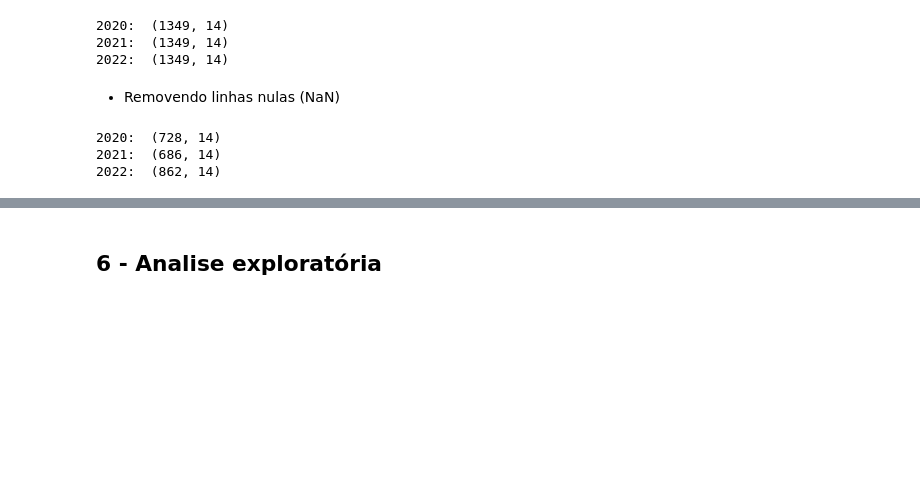
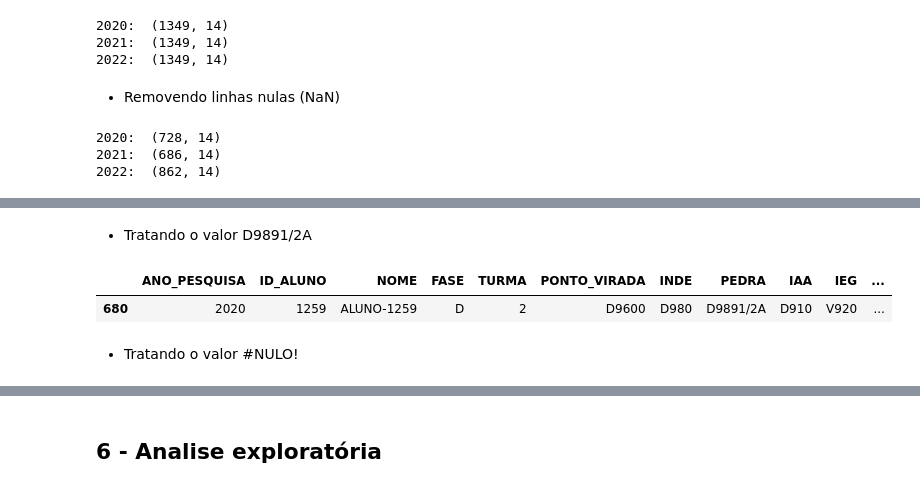
Before and after one commit to r-zambotti/Data_Analytics_Datathon_Grupo-60, a Jupyter notebook: Data_Analytics_Datathon_Grupo_60.ipynb, the cells around one changed output, grey strips where cells are left out. Saved outputs shown, nothing was run; the diff lists cells and outputs as text; code cells hidden in the pictures; blank space fills up the shorter version.

```diff
--- a/Data_Analytics_Datathon_Grupo_60.ipynb
+++ b/Data_Analytics_Datathon_Grupo_60.ipynb
@@ -215,0 +273,7 @@ df_alunos_2022_fil.insert(loc=0, column='ANO_PESQUISA', value=2022)
+# %% [markdown]
+- Tratando o valor D9891/2A
+# %%
+df_alunos_tratado[df_alunos_tratado['PEDRA']=='D9891/2A']
+# %% [output]
+|  | ANO_PESQUISA | ID_ALUNO | NOME | FASE | TURMA | PONTO_VIRADA | INDE | PEDRA | IAA | IEG | ... |
+| 680 | 2020 | 1259 | ALUNO-1259 | D | 2 | D9600 | D980 | D9891/2A | D910 | V920 | ... |
@@ -215,0 +282,2 @@ df_alunos_2022_fil.insert(loc=0, column='ANO_PESQUISA', value=2022)
+# %% [markdown]
+- Tratando o valor #NULO!
```
Also changed, not shown: parts of 17 cells of this notebook.
